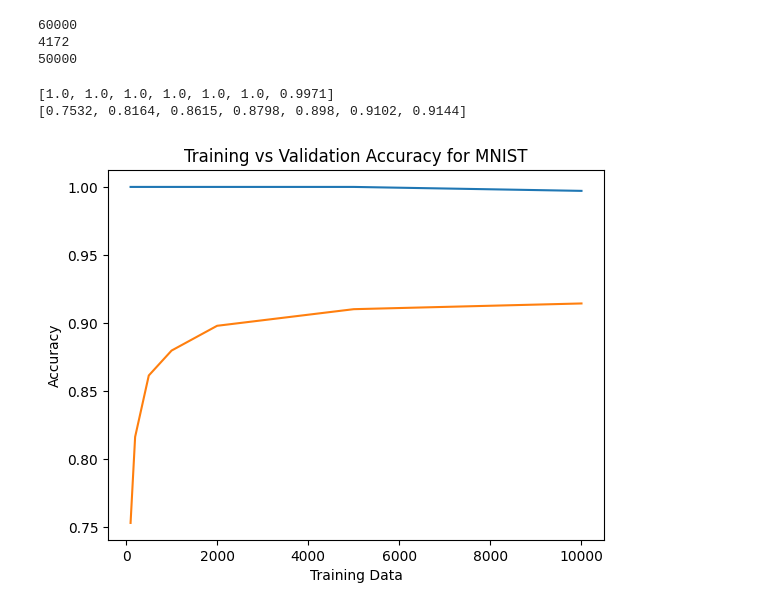
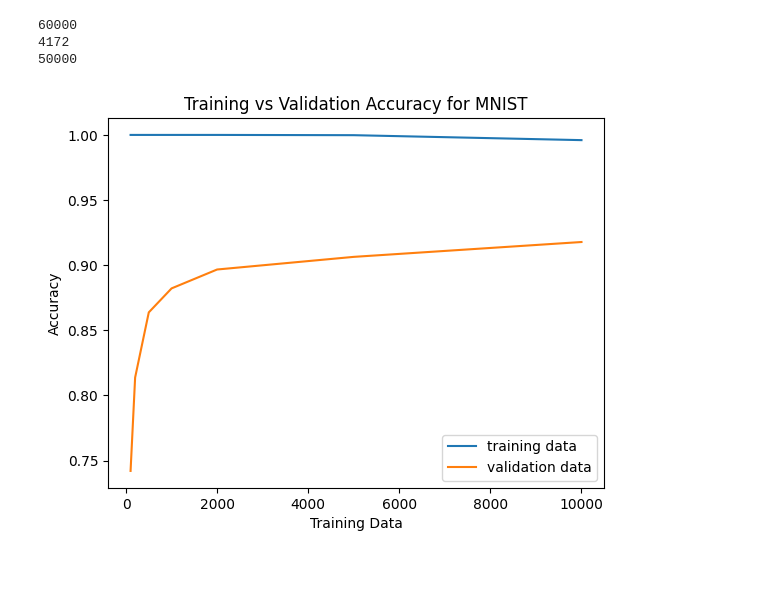
Before and after one commit to AmandaYao00/cs189_hw3, a Jupyter notebook: hw1/scripts/Solutions.ipynb, the cells around one changed output. Cells and saved outputs as stored; diff of their text form; code cells hidden in the pictures; blank space fills up the shorter version.

```diff
--- a/hw1/scripts/Solutions.ipynb
+++ b/hw1/scripts/Solutions.ipynb
@@ -51,7 +51,7 @@ cifar10_validation, cifar10_training = shuffle_partition("cifar10", 5000)
 4172
 50000
 # %%
-# Q3: Support Vector Coding
+# Q3: Support Vector Coding -- MNIST
 from sklearn.metrics import accuracy_score
 
 # Trains and returns a Returns SVC Model
@@ -67,33 +67,34 @@ def predict(data_name, clf, reshape_num, lables):
     return clf.predict(data["training_data"][lables].reshape((reshape_num, 784)))
 
 # Calculates accuracy of predictions based on known labels.
 def class_accuracy(data_name, prediction, labels):
     data = np.load(f"../data/{data_name}-data.npz")
     return accuracy_score(data["training_labels"][labels], prediction)
 
+# Create plot.
 def create_plot(num_train, training_accuracy, validation_accuracy):
     x = num_train
     y1 = training_accuracy
     y2 = validation_accuracy
     plt.title('Training vs Validation Accuracy for MNIST')
     plt.ylabel('Accuracy')
     plt.xlabel('Training Data')
     plt.plot(x, y1, label = "training data")
     plt.plot(x, y2, label = "validation data")
+    plt.legend()
+    plt.show()
 
 # Train MNIST using raw pixels as features
 num_train = [100, 200, 500, 1000, 2000, 5000, 10000]
 training_accuracy = []
 validation_accuracy = []
 for num in num_train:
     clf = train_svm("mnist", mnist_training, num)
     training_prediction = predict("mnist", clf, num, mnist_training[:num])
     training_accuracy.append(class_accuracy("mnist", training_prediction, mnist_training[:num]))
     validation_prediction = predict("mnist", clf, 10000, mnist_validation)
     validation_accuracy.append(class_accuracy("mnist", validation_prediction, mnist_validation))
 
 create_plot(num_train, training_accuracy, validation_accuracy)
 # %% [output]
-[1.0, 1.0, 1.0, 1.0, 1.0, 1.0, 0.9971]
-[0.7532, 0.8164, 0.8615, 0.8798, 0.898, 0.9102, 0.9144]
-[figure, old version]
+[figure, new version]
```
Also changed, not shown: parts of 3 cells of this notebook.
